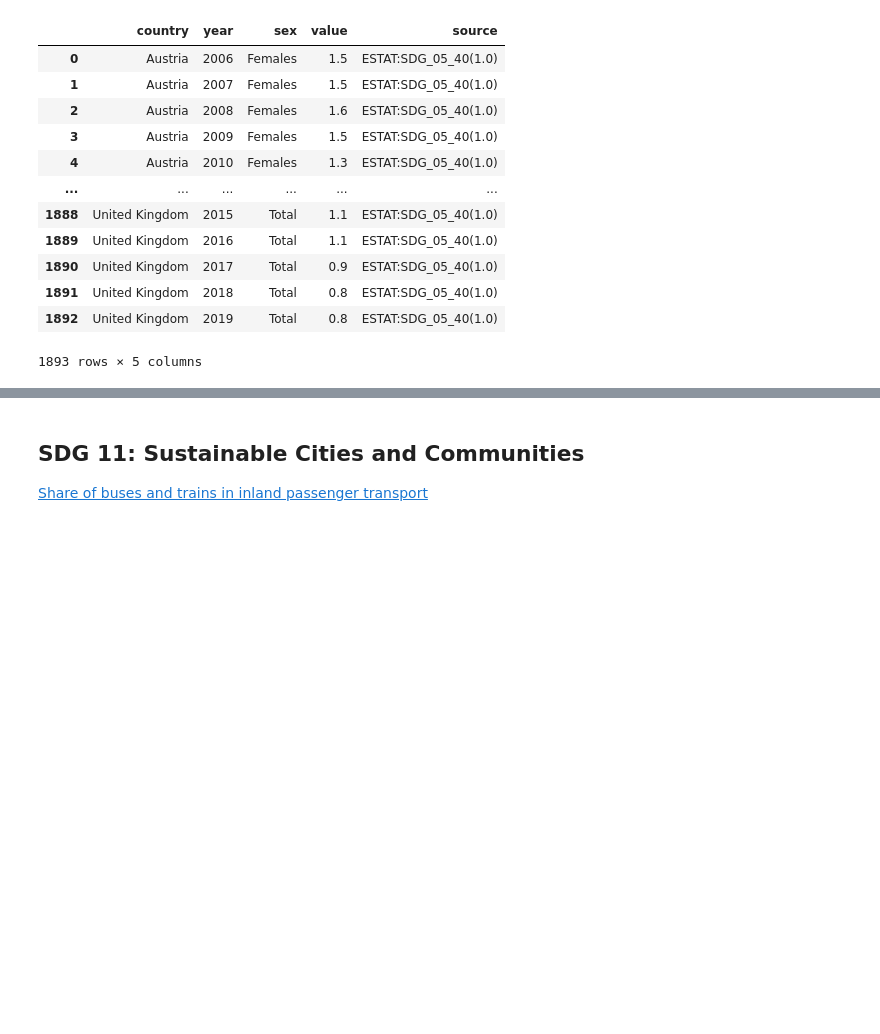
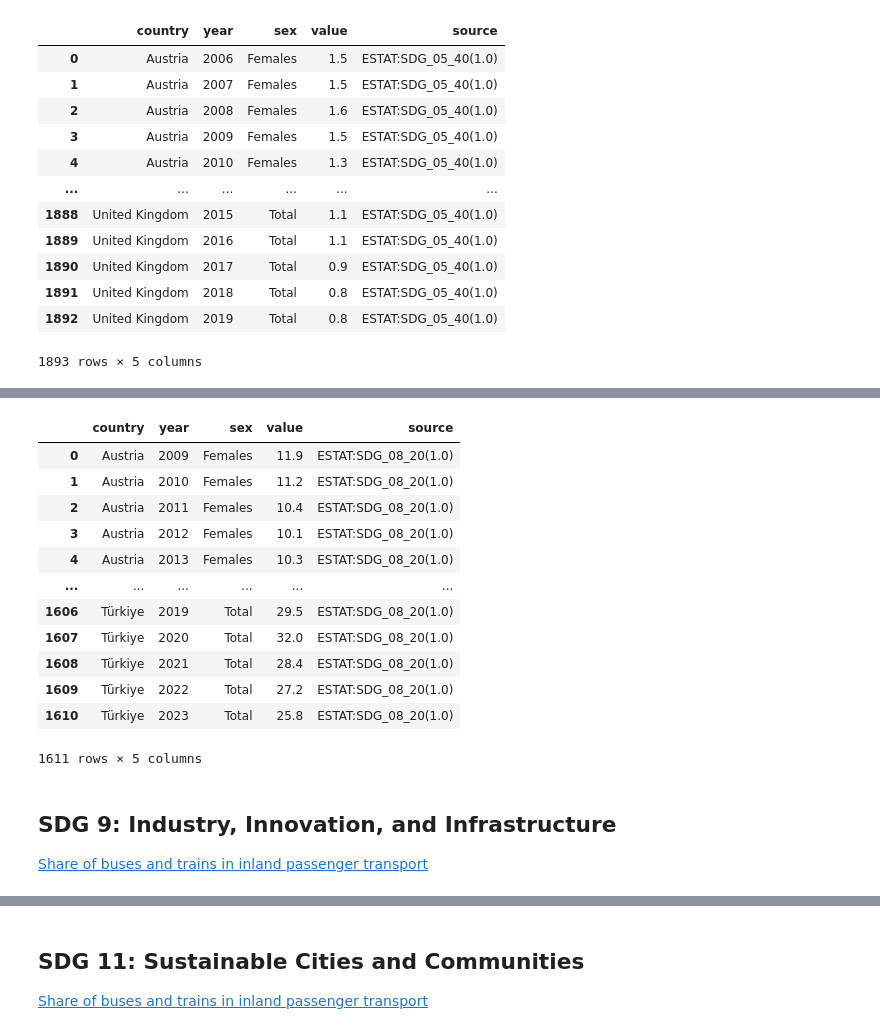
Before and after one commit to mozartfish/DH2321-Final-Project, a Jupyter notebook: data_cleaning.ipynb, the cells around one changed output, grey strips where cells are left out. Cells and saved outputs as stored; diff of their text form; code cells hidden in the pictures; blank space fills up the shorter version.

```diff
--- a/data_cleaning.ipynb
+++ b/data_cleaning.ipynb
@@ -115,0 +148,29 @@ df_5
+# %%
+df_8 = df_8.rename(columns={'geo': 'country'})
+df_8 = df_8.rename(columns={'time_period': 'year'})
+df_8 = df_8.rename(columns={'obs_value': 'value'})
+df_8 = df_8.rename(columns={'dataflow': 'source'})
+
+df_8 = df_8[['country', 'year', 'sex', 'value', 'source']]
+
+df_8.to_csv('data/sdg_8.csv', index=False)
+
+df_8
+# %% [output]
+|  | country | year | sex | value | source |
+| 0 | Austria | 2009 | Females | 11.9 | ESTAT:SDG_08_20(1.0) |
+| 1 | Austria | 2010 | Females | 11.2 | ESTAT:SDG_08_20(1.0) |
+| 2 | Austria | 2011 | Females | 10.4 | ESTAT:SDG_08_20(1.0) |
+| 3 | Austria | 2012 | Females | 10.1 | ESTAT:SDG_08_20(1.0) |
+| 4 | Austria | 2013 | Females | 10.3 | ESTAT:SDG_08_20(1.0) |
+| ... | ... | ... | ... | ... | ... |
+| 1606 | Türkiye | 2019 | Total | 29.5 | ESTAT:SDG_08_20(1.0) |
+| 1607 | Türkiye | 2020 | Total | 32.0 | ESTAT:SDG_08_20(1.0) |
+| 1608 | Türkiye | 2021 | Total | 28.4 | ESTAT:SDG_08_20(1.0) |
+| 1609 | Türkiye | 2022 | Total | 27.2 | ESTAT:SDG_08_20(1.0) |
+| 1610 | Türkiye | 2023 | Total | 25.8 | ESTAT:SDG_08_20(1.0) |
+1611 rows × 5 columns
+# %% [markdown]
+## SDG 9: Industry, Innovation, and Infrastructure
+
+[Share of buses and trains in inland passenger transport](https://ec.europa.eu/eurostat/databrowser/view/sdg_09_50/default/map?lang=en&category=sdg.sdg_09)
```
Also changed, not shown: parts of 13 cells of this notebook, 6 other files.
